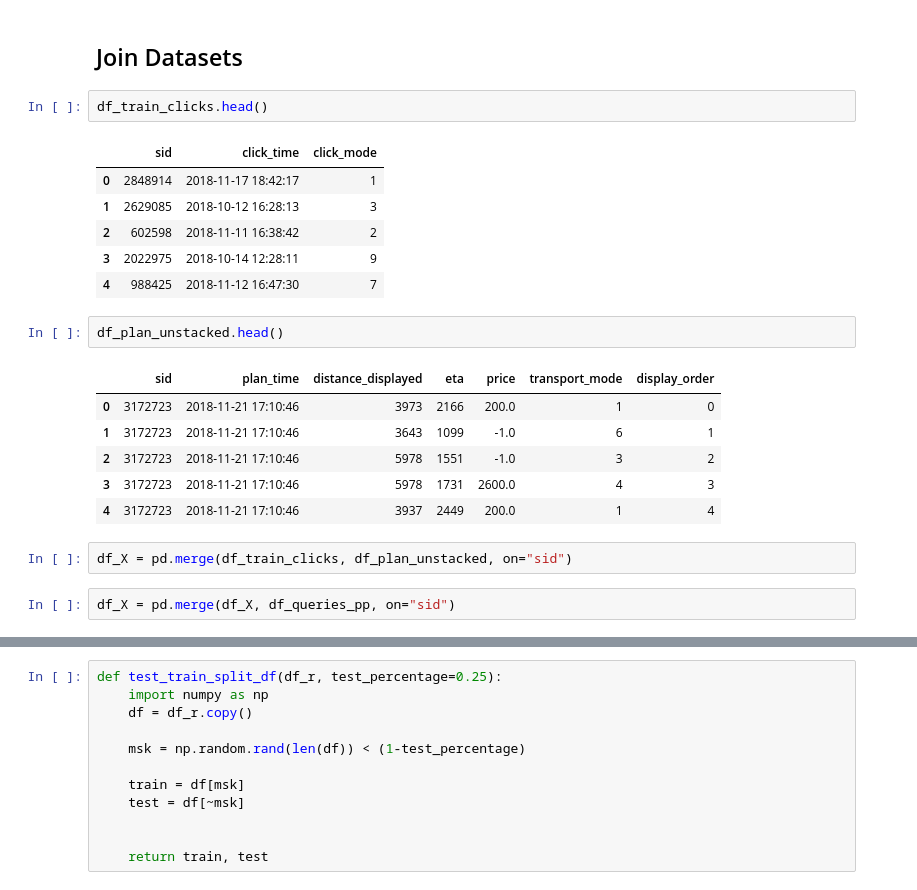
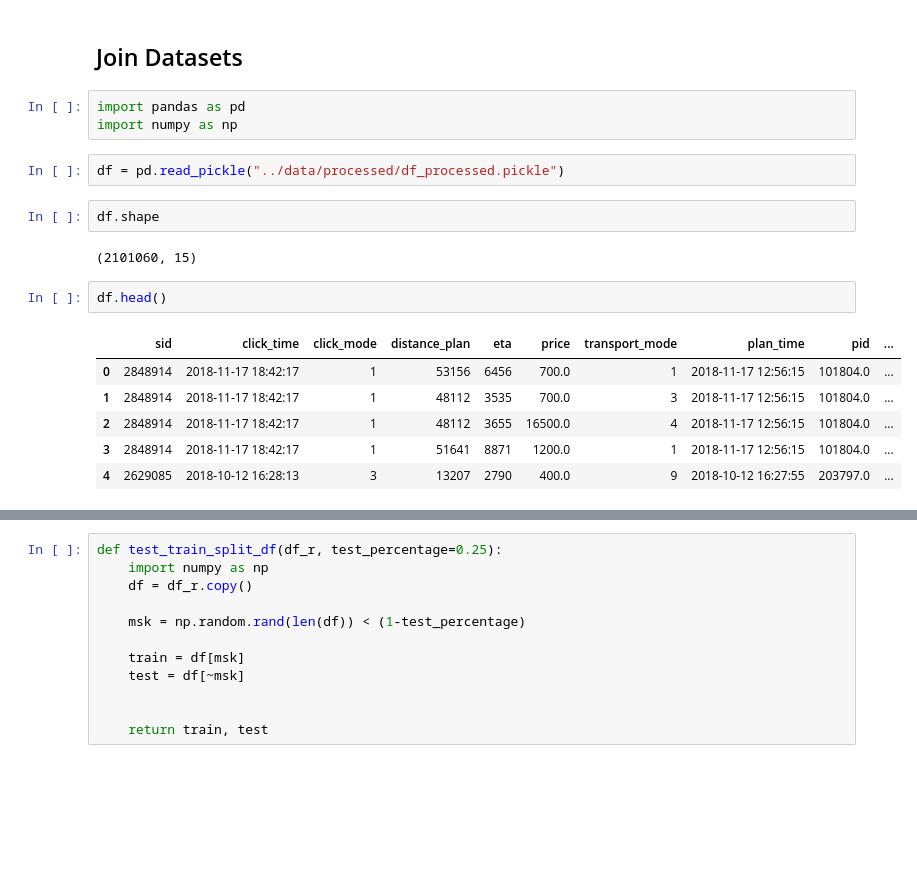
Before and after one commit to AlessandroVol23/kdd-cup-2019, a Jupyter notebook: notebooks/0.1_AV_understand_data.ipynb, the cells around one changed output, grey strips where cells are left out. Saved outputs shown, nothing was run; the diff lists cells and outputs as text; blank space fills up the shorter version.

```diff
--- a/notebooks/0.1_AV_understand_data.ipynb
+++ b/notebooks/0.1_AV_understand_data.ipynb
@@ -321,25 +321,21 @@ df_train_clicks.groupby("click_mode").count()["sid"].plot(kind="bar", figsize=(2
 [figure]
 # %% [markdown]
 ## Join Datasets
+# %%
+import pandas as pd
+import numpy as np
+# %%
+df = pd.read_pickle("../data/processed/df_processed.pickle")
+# %%
+df.shape
+# %% [output]
+(2101060, 15)
 # %%
-df_train_clicks.head()
+df.head()
 # %% [output]
-|  | sid | click_time | click_mode |
-| 0 | 2848914 | 2018-11-17 18:42:17 | 1 |
-| 1 | 2629085 | 2018-10-12 16:28:13 | 3 |
-| 2 | 602598 | 2018-11-11 16:38:42 | 2 |
-| 3 | 2022975 | 2018-10-14 12:28:11 | 9 |
-| 4 | 988425 | 2018-11-12 16:47:30 | 7 |
+|  | sid | click_time | click_mode | distance_plan | eta | price | transport_mode | plan_time | pid | ... |
+| 0 | 2848914 | 2018-11-17 18:42:17 | 1 | 53156 | 6456 | 700.0 | 1 | 2018-11-17 12:56:15 | 101804.0 | ... |
+| 1 | 2848914 | 2018-11-17 18:42:17 | 1 | 48112 | 3535 | 700.0 | 3 | 2018-11-17 12:56:15 | 101804.0 | ... |
+| 2 | 2848914 | 2018-11-17 18:42:17 | 1 | 48112 | 3655 | 16500.0 | 4 | 2018-11-17 12:56:15 | 101804.0 | ... |
+| 3 | 2848914 | 2018-11-17 18:42:17 | 1 | 51641 | 8871 | 1200.0 | 1 | 2018-11-17 12:56:15 | 101804.0 | ... |
+| 4 | 2629085 | 2018-10-12 16:28:13 | 3 | 13207 | 2790 | 400.0 | 9 | 2018-10-12 16:27:55 | 203797.0 | ... |
-# %%
-df_plan_unstacked.head()
-# %% [output]
-|  | sid | plan_time | distance_displayed | eta | price | transport_mode | display_order |
-| 0 | 3172723 | 2018-11-21 17:10:46 | 3973 | 2166 | 200.0 | 1 | 0 |
-| 1 | 3172723 | 2018-11-21 17:10:46 | 3643 | 1099 | -1.0 | 6 | 1 |
-| 2 | 3172723 | 2018-11-21 17:10:46 | 5978 | 1551 | -1.0 | 3 | 2 |
-| 3 | 3172723 | 2018-11-21 17:10:46 | 5978 | 1731 | 2600.0 | 4 | 3 |
-| 4 | 3172723 | 2018-11-21 17:10:46 | 3937 | 2449 | 200.0 | 1 | 4 |
-# %%
-df_X = pd.merge(df_train_clicks, df_plan_unstacked, on="sid")
-# %%
-df_X = pd.merge(df_X, df_queries_pp, on="sid")
```
Also changed, not shown: parts of 53 cells of this notebook, 8 other files.
